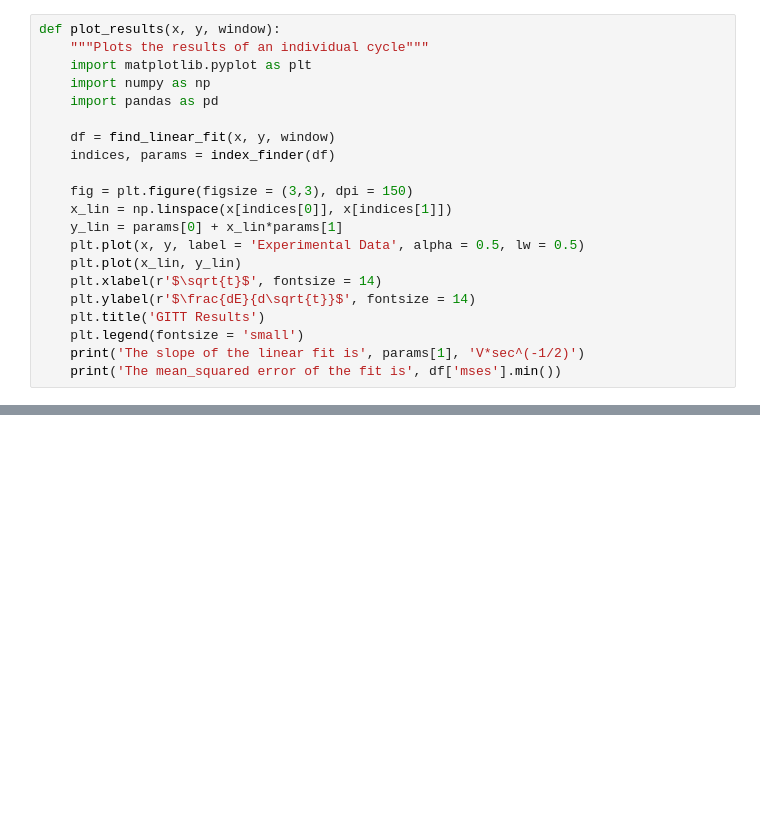
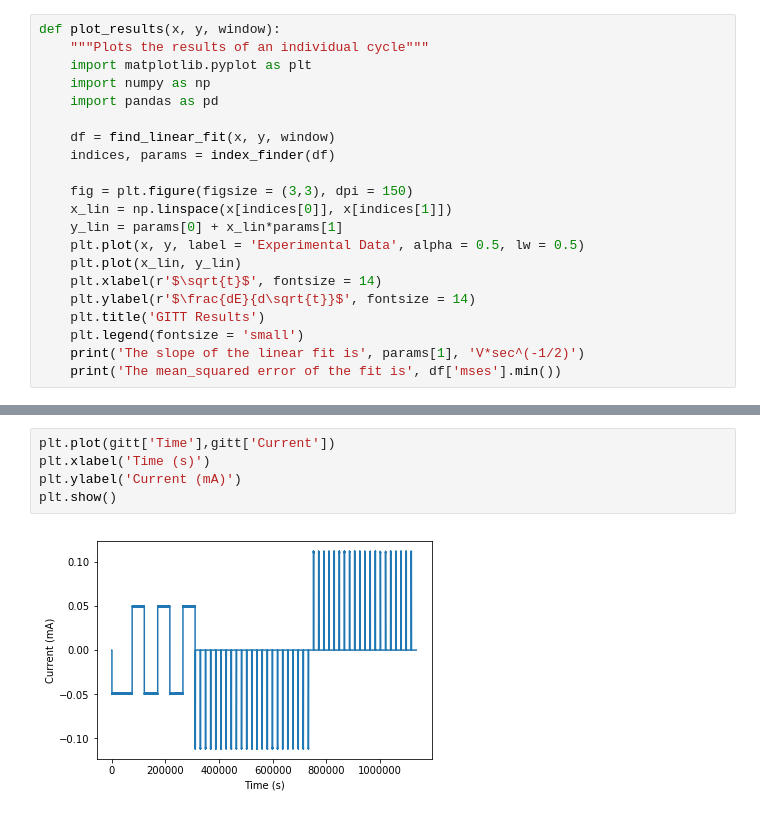
Before and after one commit to vwhu/gitt_toolkit, a Jupyter notebook: gitt_functions.ipynb, the cells around one changed output, grey strips where cells are left out. Drawn from its saved outputs; the diff is of its cells as text; blank space fills up the shorter version.

Commit message:
some plots

```diff
--- a/gitt_functions.ipynb
+++ b/gitt_functions.ipynb
@@ -157,0 +215,7 @@ d = transient_pulses(gitt)
+# %%
+plt.plot(gitt['Time'],gitt['Current'])
+plt.xlabel('Time (s)')
+plt.ylabel('Current (mA)')
+plt.show()
+# %% [output]
+[figure, added]
```
Also changed, not shown: parts of 11 cells of this notebook, 1 other file.
